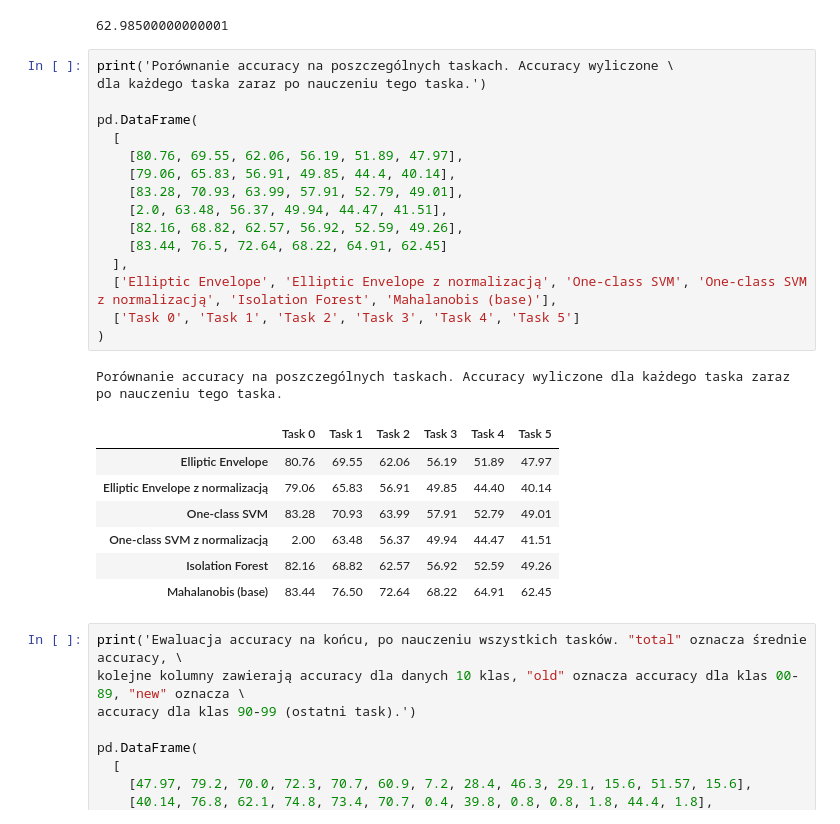
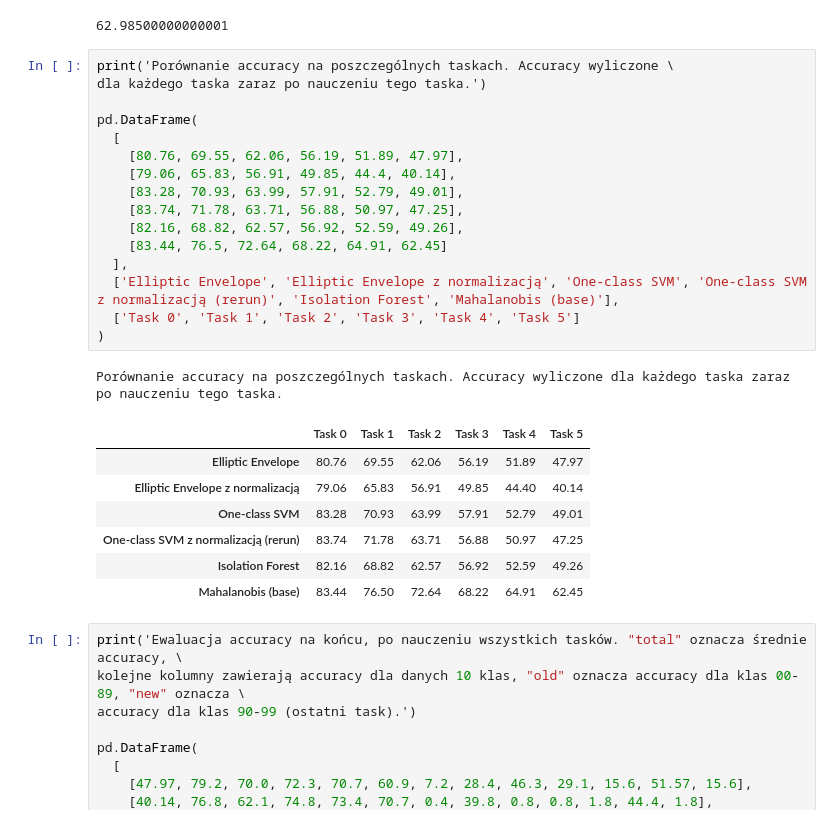
Before and after one commit to matstep0/FeCAM, a Jupyter notebook: chart.ipynb, the cells around one changed output. Drawn from its saved outputs; the diff is of its cells as text.

```diff
--- a/chart.ipynb
+++ b/chart.ipynb
@@ -217,26 +217,26 @@ np.mean([83.28, 70.93, 63.99, 57.91, 52.79, 49.01])
 # %%
 print('Porównanie accuracy na poszczególnych taskach. Accuracy wyliczone \
 dla każdego taska zaraz po nauczeniu tego taska.')
 
 pd.DataFrame(
   [
     [80.76, 69.55, 62.06, 56.19, 51.89, 47.97],
     [79.06, 65.83, 56.91, 49.85, 44.4, 40.14],
     [83.28, 70.93, 63.99, 57.91, 52.79, 49.01],
-    [2.0, 63.48, 56.37, 49.94, 44.47, 41.51],
+    [83.74, 71.78, 63.71, 56.88, 50.97, 47.25],
     [82.16, 68.82, 62.57, 56.92, 52.59, 49.26],
     [83.44, 76.5, 72.64, 68.22, 64.91, 62.45]
   ],
-  ['Elliptic Envelope', 'Elliptic Envelope z normalizacją', 'One-class SVM', 'One-class SVM z normalizacją', 'Isolation Forest', 'Mahalanobis (base)'],
+  ['Elliptic Envelope', 'Elliptic Envelope z normalizacją', 'One-class SVM', 'One-class SVM z normalizacją (rerun)', 'Isolation Forest', 'Mahalanobis (base)'],
   ['Task 0', 'Task 1', 'Task 2', 'Task 3', 'Task 4', 'Task 5']
 )
 # %% [output]
 Porównanie accuracy na poszczególnych taskach. Accuracy wyliczone dla każdego taska zaraz po nauczeniu tego taska.
 |  | Task 0 | Task 1 | Task 2 | Task 3 | Task 4 | Task 5 |
 | Elliptic Envelope | 80.76 | 69.55 | 62.06 | 56.19 | 51.89 | 47.97 |
 | Elliptic Envelope z normalizacją | 79.06 | 65.83 | 56.91 | 49.85 | 44.40 | 40.14 |
 | One-class SVM | 83.28 | 70.93 | 63.99 | 57.91 | 52.79 | 49.01 |
-| One-class SVM z normalizacją | 2.00 | 63.48 | 56.37 | 49.94 | 44.47 | 41.51 |
+| One-class SVM z normalizacją (rerun) | 83.74 | 71.78 | 63.71 | 56.88 | 50.97 | 47.25 |
 | Isolation Forest | 82.16 | 68.82 | 62.57 | 56.92 | 52.59 | 49.26 |
 | Mahalanobis (base) | 83.44 | 76.50 | 72.64 | 68.22 | 64.91 | 62.45 |
 # %%
```
Also changed, not shown: parts of 3 cells of this notebook, 8 other files.
